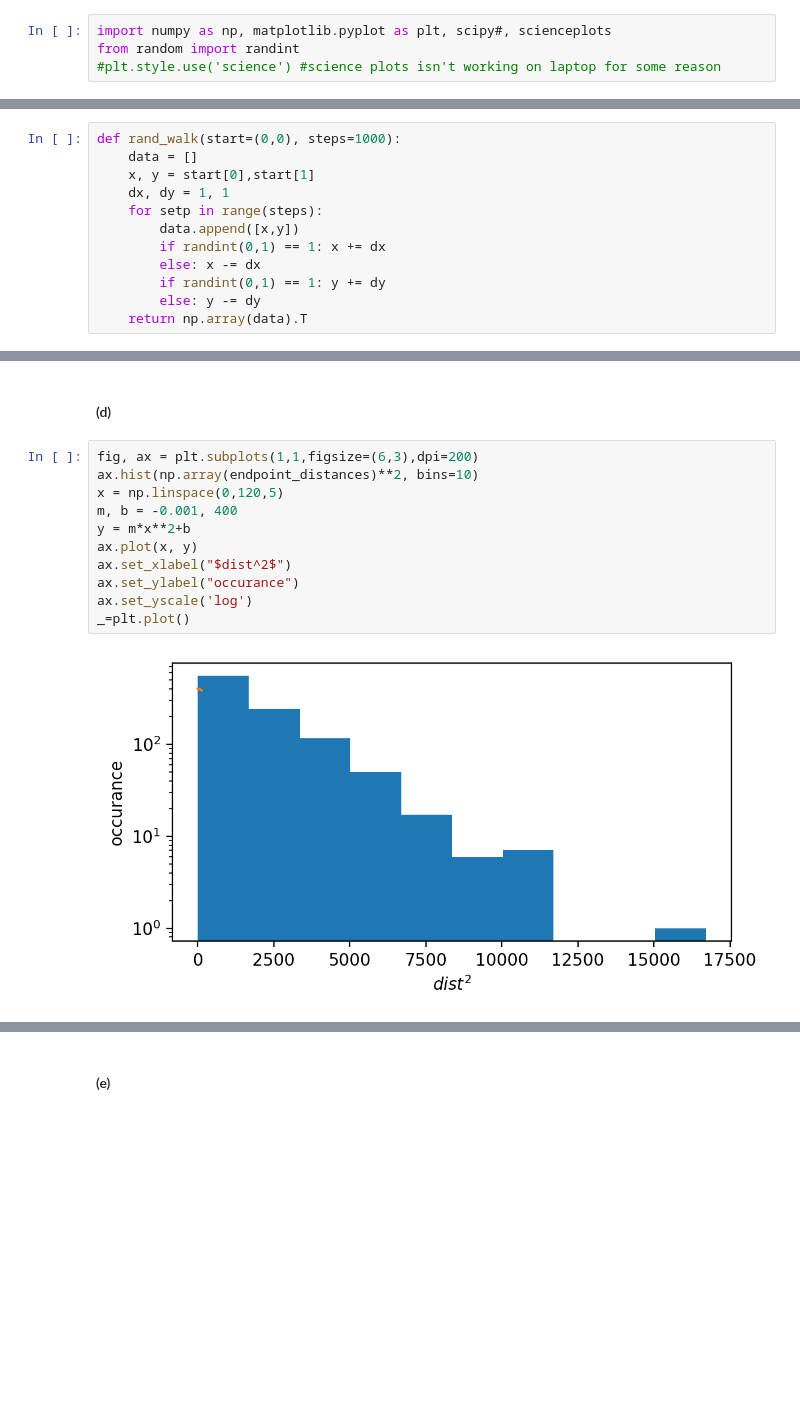
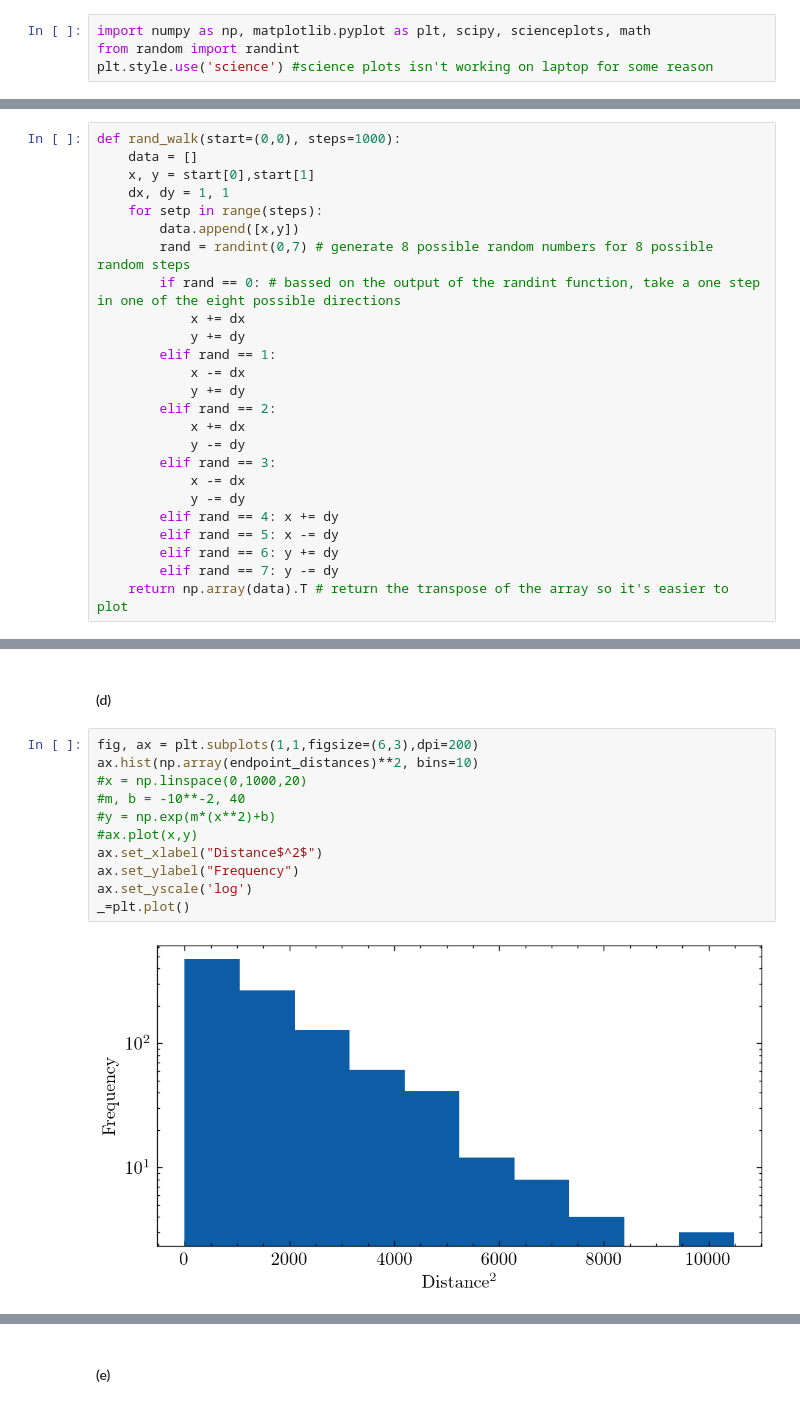
Before and after one commit to gkerr708/PHYC_2050, a Jupyter notebook: Assignments/Assignment4/kerr-assignment4.ipynb, the cells around one changed output, grey strips where cells are left out. Saved outputs shown, nothing was run; the diff lists cells and outputs as text; blank space fills up the shorter version.

```diff
--- a/Assignments/Assignment4/kerr-assignment4.ipynb
+++ b/Assignments/Assignment4/kerr-assignment4.ipynb
@@ -1,7 +1,7 @@
 # %%
-import numpy as np, matplotlib.pyplot as plt, scipy#, scienceplots
+import numpy as np, matplotlib.pyplot as plt, scipy, scienceplots, math
 from random import randint
-#plt.style.use('science') #science plots isn't working on laptop for some reason
+plt.style.use('science') #science plots isn't working on laptop for some reason
 # %% [markdown]
 # Assignment 4
 ### Section 7.1
@@ -17,9 +17,22 @@ def rand_walk(start=(0,0), steps=1000):
     dx, dy = 1, 1
     for setp in range(steps):
         data.append([x,y])
-        if randint(0,1) == 1: x += dx
-        else: x -= dx
-        if randint(0,1) == 1: y += dy
-        else: y -= dy
-    return np.array(data).T
+        rand = randint(0,7) # generate 8 possible random numbers for 8 possible random steps
+        if rand == 0: # bassed on the output of the randint function, take a one step in one of the eight possible directions
+            x += dx
+            y += dy
+        elif rand == 1:
+            x -= dx
+            y += dy
+        elif rand == 2:
+            x += dx
+            y -= dy
+        elif rand == 3:
+            x -= dx
+            y -= dy
+        elif rand == 4: x += dy
+        elif rand == 5: x -= dy
+        elif rand == 6: y += dy
+        elif rand == 7: y -= dy
+    return np.array(data).T # return the transpose of the array so it's easier to plot
 # %%
@@ -100,14 +140,14 @@ _=plt.plot()
 # %%
 fig, ax = plt.subplots(1,1,figsize=(6,3),dpi=200)
 ax.hist(np.array(endpoint_distances)**2, bins=10)
-x = np.linspace(0,120,5)
-m, b = -0.001, 400
-y = m*x**2+b
-ax.plot(x, y)
-ax.set_xlabel("$dist^2$")
-ax.set_ylabel("occurance")
+#x = np.linspace(0,1000,20)
+#m, b = -10**-2, 40
+#y = np.exp(m*(x**2)+b)
+#ax.plot(x,y)
+ax.set_xlabel("Distance$^2$")
+ax.set_ylabel("Frequency")
 ax.set_yscale('log')
 _=plt.plot()
 # %% [output]
-[figure, old version]
+[figure, new version]
 # %% [markdown]
```
Also changed, not shown: parts of 26 cells of this notebook.
